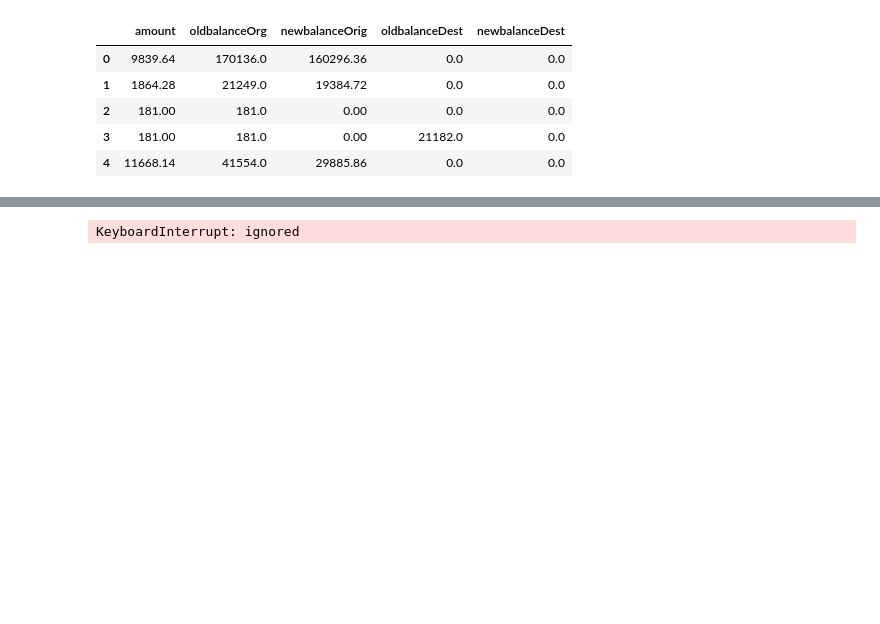
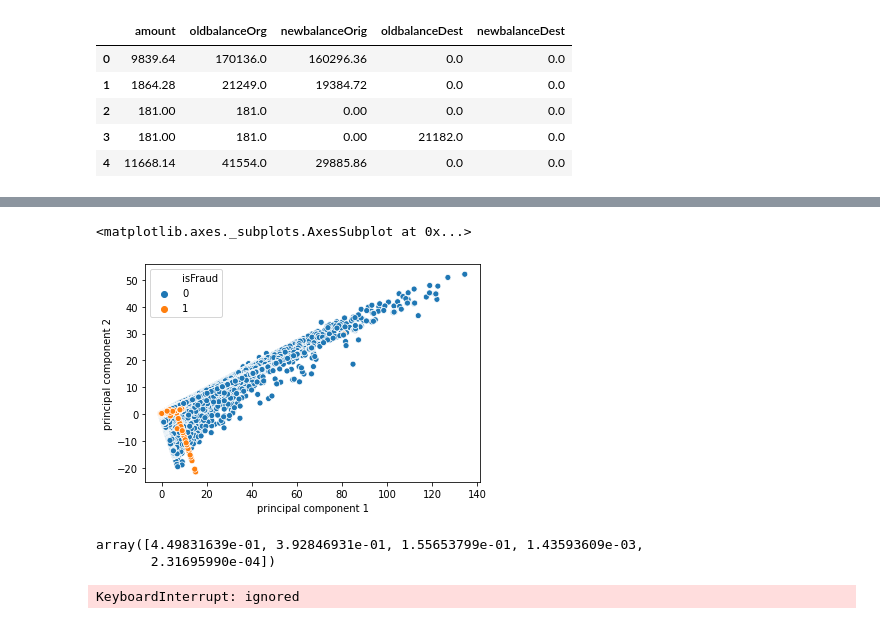
Before and after one commit to nilberthsouza/Synthetic-Financial-Datasets-For-Fraud-Detection, a Jupyter notebook: edaTheseAndModel.ipynb, the cells around one changed output, grey strips where cells are left out. Cells and saved outputs as stored; diff of their text form; code cells hidden in the pictures; blank space fills up the shorter version.

```diff
--- a/edaTheseAndModel.ipynb
+++ b/edaTheseAndModel.ipynb
@@ -135,0 +146,17 @@ dfp.head()
+# %%
+df['amount'] = (df['amount'] - df['amount'].mean() )/  np.std(df['amount'])
+df['oldbalanceOrg'] = (df['oldbalanceOrg'] - df['oldbalanceOrg'].mean() )/  np.std(df['oldbalanceOrg'])
+df['newbalanceOrig'] = (df['newbalanceOrig'] - df['newbalanceOrig'].mean() )/  np.std(df['newbalanceOrig'])
+df['oldbalanceDest'] = (df['oldbalanceDest'] - df['oldbalanceDest'].mean() )/  np.std(df['oldbalanceDest'])
+df['newbalanceDest'] = (df['newbalanceDest'] - df['newbalanceDest'].mean() )/  np.std(df['newbalanceDest'])
+# %%
+from sklearn.preprocessing import StandardScaler
+features = ['amount'	,'oldbalanceOrg'	,'newbalanceOrig'	,'oldbalanceDest'	,'newbalanceDest']
+
+# Separating out the features
+x = df.loc[:, features].values
+# Separating out the target
+y = df.loc[:,['isFraud']].values
+# Standardizing the features
+x = StandardScaler().fit_transform(x)
+x
@@ -135,0 +177,8 @@ dfp.head()
+# %%
+from sklearn.decomposition import PCA
+pca = PCA(n_components=5)
+principalComponents = pca.fit_transform(x)
+principalDf = pd.DataFrame(data = principalComponents
+             , columns = ['principal component 1', 'principal component 2','principal component 3','principal component 4','principal component 5'])
+
+principalDf
@@ -135,0 +199,3 @@ dfp.head()
+# %%
+finalDf = pd.concat([principalDf, df[['isFraud']]], axis = 1)
+finalDf.head()
@@ -136 +209,11 @@ dfp.head()
+# %%
+sns.scatterplot(finalDf['principal component 1'],finalDf['principal component 2'], hue=finalDf['isFraud'])
+# %% [output]
+<matplotlib.axes._subplots.AxesSubplot at 0x...>
+[figure, added]
+# %%
+pca.explained_variance_ratio_
+# %% [output]
+array([4.49831639e-01, 3.92846931e-01, 1.55653799e-01, 1.43593609e-03,
+       2.31695990e-04])
 # %%
```
Also changed, not shown: parts of 8 cells of this notebook.
